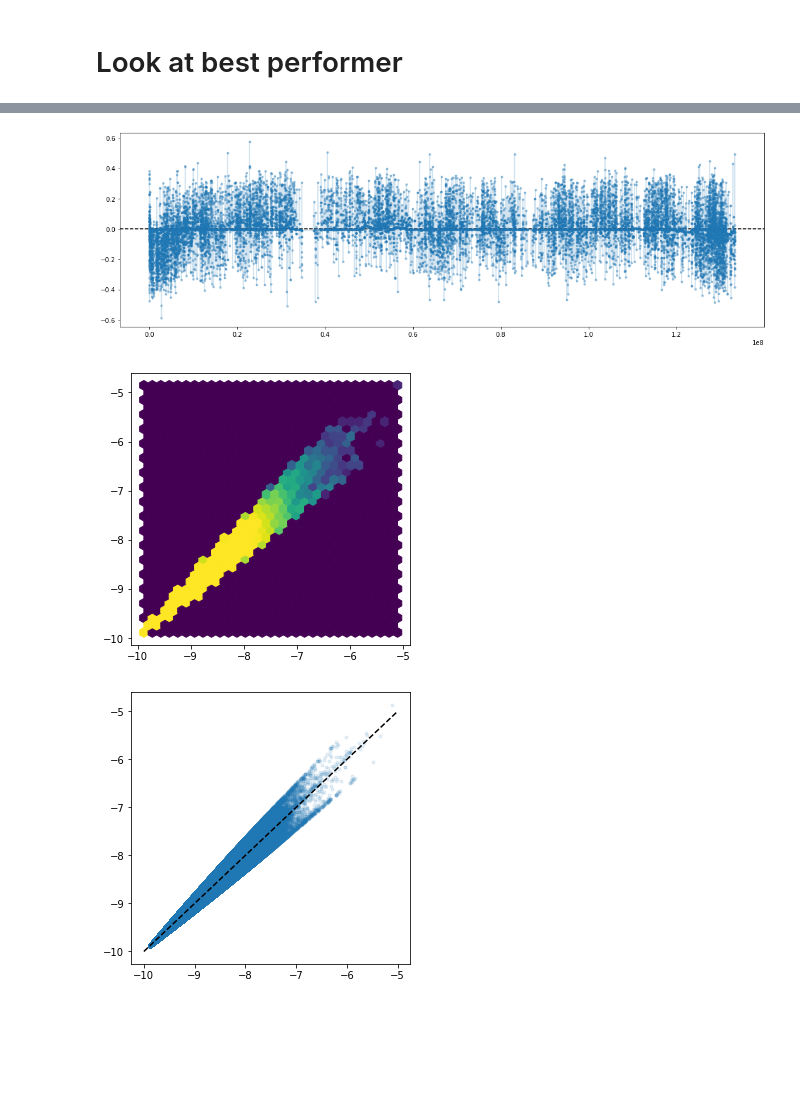
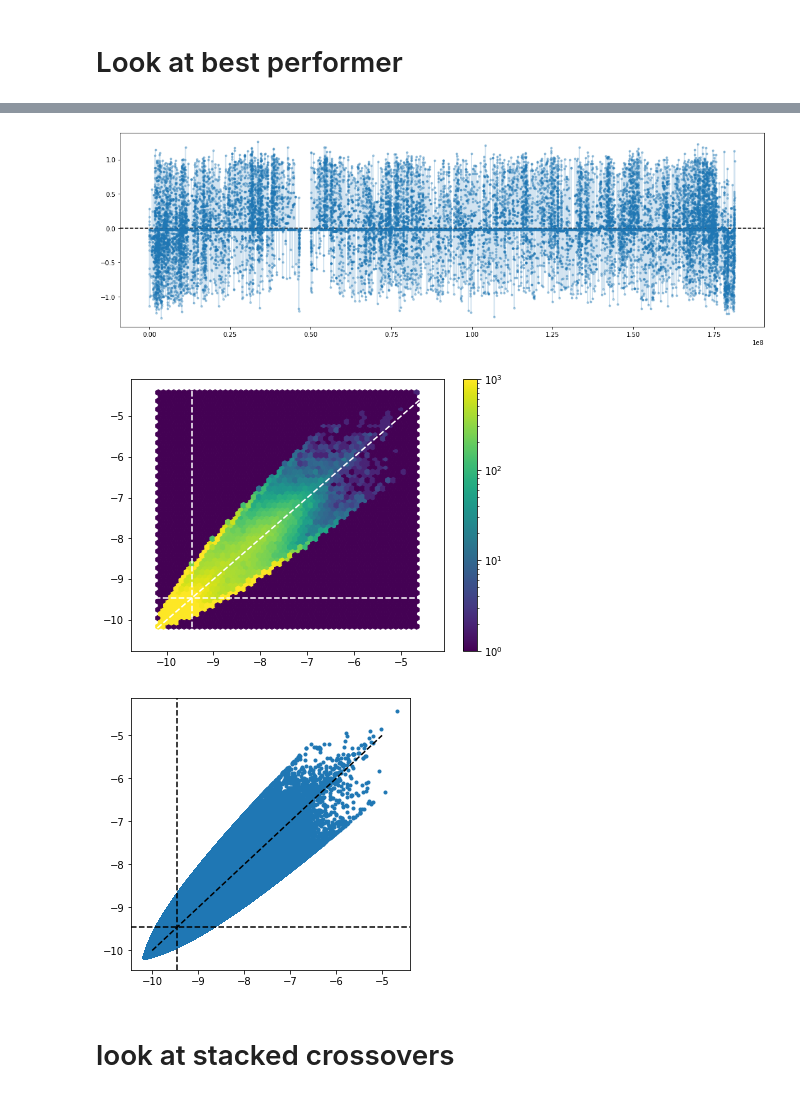
Before and after one commit to kpaskov/PhasingFamilies, a Jupyter notebook: analysis/Recombination-Rate.ipynb, the cells around one changed output, grey strips where cells are left out. Saved outputs shown, nothing was run; the diff lists cells and outputs as text; code cells hidden in the pictures; blank space fills up the shorter version.

```diff
--- a/analysis/Recombination-Rate.ipynb
+++ b/analysis/Recombination-Rate.ipynb
@@ -7,7 +9,10 @@ from os.path import exists
 # %%
 kfolds = 5
-lambs = [(0.5, 0), (0.5, 0.01), (0.5, 0.1), (0.5, 1), (0.5, 10), (0.5, 100)]#, '10000', '100000', '1e+06']
+lambs = [(0.25, 0.25), (0.5, 0.5), (0.75, 0.75), (1, 1), (2, 2)]#, '10000', '100000', '1e+06']
 recomb_dir = '../recomb_ssc.hg38'
 
-def get_filename(filename, lamb, k):
-    return '%s/recombination_rates/spiky.%s.%g.%g.%d.npy' % (recomb_dir, filename, lamb[0], lamb[1], k)
+def get_filename(filename, lamb, k=None, recomb_dir=recomb_dir):
+    if k is None:
+        return '%s/recombination_rates/spiky.%s.%g.%g.npy' % (recomb_dir, filename, lamb[0], lamb[1])
+    else:
+        return '%s/recombination_rates/spiky.%s.%g.%g.%d.npy' % (recomb_dir, filename, lamb[0], lamb[1], k)
@@ -178,0 +230,12 @@ ps_pat = np.load(get_filename('ps_pat', lamb, 0))
+# %%
+lamb = (0.75, 0.75)
+ps_mat = np.load(get_filename('ps_mat', lamb, 0))
+ps_pat = np.load(get_filename('ps_pat', lamb, 0))
+
+ps_train_mat = np.load(get_filename('crossover_ps_mat_train', lamb, 0))
+ps_test_mat = np.load(get_filename('crossover_ps_mat_test', lamb, 0))
+ps_train_pat = np.load(get_filename('crossover_ps_pat_train', lamb, 0))
+ps_test_pat = np.load(get_filename('crossover_ps_pat_test', lamb, 0))
+
+lengths_test_mat = np.load(get_filename('crossover_lengths_mat_test', lamb, 0))
+lengths_test_pat = np.load(get_filename('crossover_lengths_pat_test', lamb, 0))
@@ -412,5 +575,5 @@ plt.show()
 # %%
-chrom = '12'
+chrom = '5'
 plt.figure(figsize=(15, 5))
 
 plt.axhline(0, color='black', linestyle='--')
@@ -421,23 +584,32 @@ p = plt.plot(np.repeat(start_pos_mat[indices], 2)[1:],
 
 
 #plt.xticks([x[1] for x in cyto if x[0]=='chr%d' % chrom], [str(chrom) + x[3] for x in cyto if x[0]=='chr%d' % chrom], rotation=90)
-#plt.xlim([4000000, 5000000])
+#plt.xlim([0, 5000000])
 #plt.ylim([-12, -8])
 
 plt.tight_layout()
 plt.show()
 # %% [output]
-[figure, old version]
+[figure, new version]
 # %%
-plt.figure(figsize=(5, 5))
-plt.hexbin(np.log10(ps_mat), np.log10(ps_pat), gridsize=30, bins='log', vmax=10**3)
+plt.figure(figsize=(7, 5))
+plt.hexbin(np.log10(ps_mat), np.log10(ps_pat), gridsize=50, bins='log', vmax=10**3)
+plt.colorbar()
+plt.axvline(np.log10(1/np.sum(lengths_mat)), color='white', linestyle='--')
+plt.axhline(np.log10(1/np.sum(lengths_pat)), color='white', linestyle='--')
+plt.plot(plt.xlim(), plt.xlim(), color='white', linestyle='--')
 plt.show()
 # %% [output]
-[figure, old version]
+[figure, new version]
 # %%
 plt.figure(figsize=(5, 5))
-plt.scatter(np.log10(ps_mat), np.log10(ps_pat), marker='.', alpha=0.1)
+plt.scatter(np.log10(ps_mat), np.log10(ps_pat), marker='.', alpha=1)
 plt.plot([-10, -5], [-10, -5], color='black', linestyle='--')
+plt.axvline(np.log10(1/np.sum(lengths_mat)), color='black', linestyle='--')
+plt.axhline(np.log10(1/np.sum(lengths_pat)), color='black', linestyle='--')
+
 plt.show()
 # %% [output]
-[figure, old version]
+[figure, new version]
+# %% [markdown]
+# look at stacked crossovers
```
Also changed, not shown: parts of 30 cells of this notebook, 2 other files.
